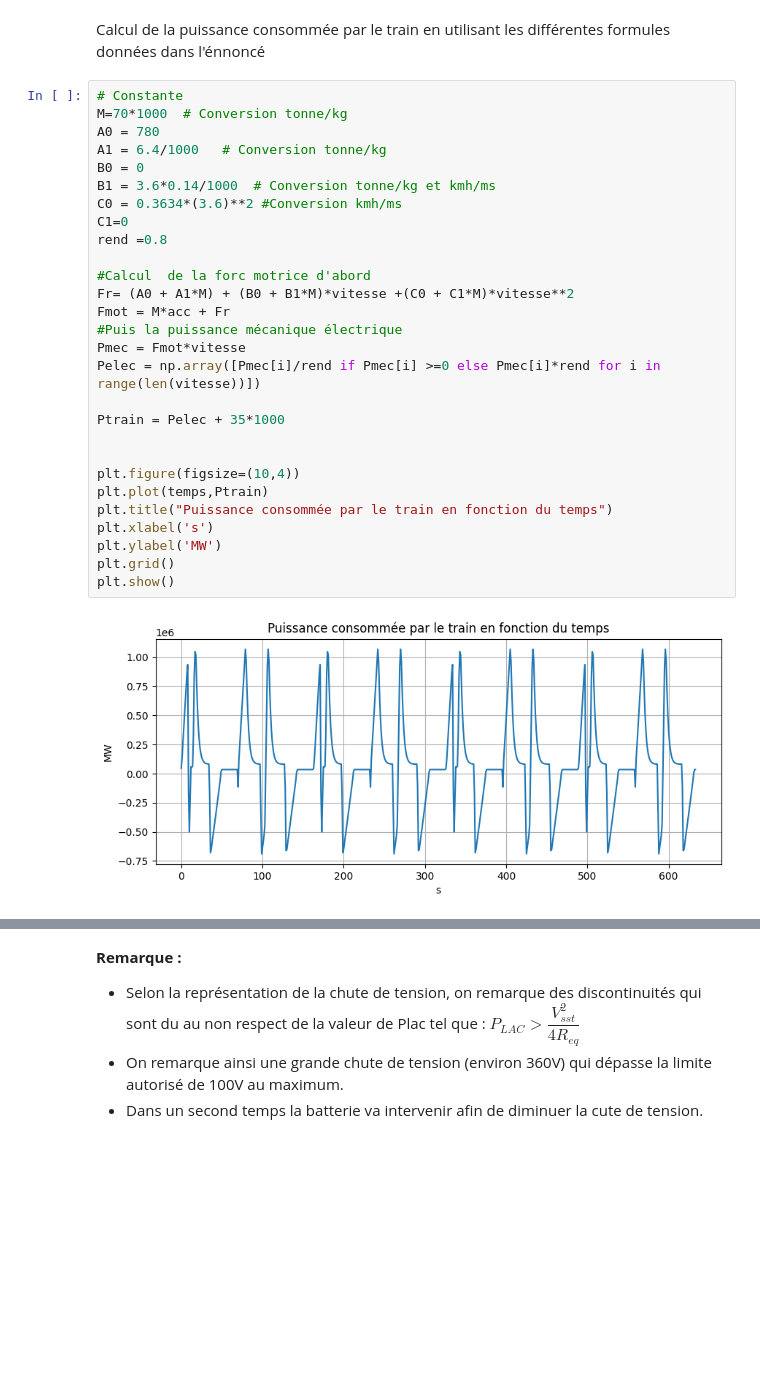
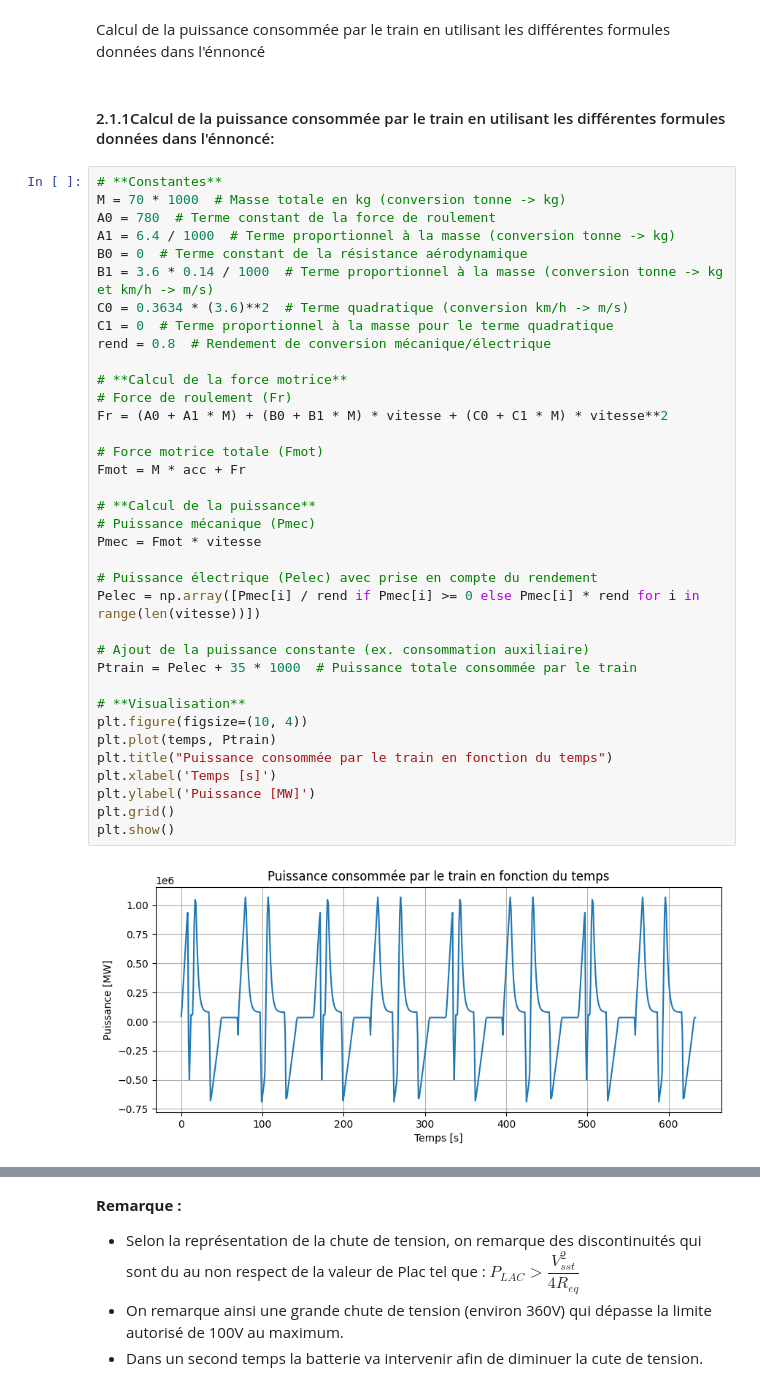
Before and after one commit to khodjawalid/Optimisation_Syst_de_Stockage_electrique_pour_Tramway_Python, a Jupyter notebook: Notebook.ipynb, the cells around one changed output, grey strips where cells are left out. Saved outputs shown, nothing was run; the diff lists cells and outputs as text; blank space fills up the shorter version.

```diff
--- a/Notebook.ipynb
+++ b/Notebook.ipynb
@@ -91,33 +103,43 @@ plt.grid()
 # %% [markdown]
 Calcul de la puissance consommée par le train en utilisant les différentes formules données dans l'énnoncé
+# %% [markdown]
+#### 2.1.1Calcul de la puissance consommée par le train en utilisant les différentes formules données dans l'énnoncé:
 # %%
-# Constante
-M=70*1000  # Conversion tonne/kg
-A0 = 780
-A1 = 6.4/1000   # Conversion tonne/kg
-B0 = 0
-B1 = 3.6*0.14/1000  # Conversion tonne/kg et kmh/ms
-C0 = 0.3634*(3.6)**2 #Conversion kmh/ms
-C1=0
-rend =0.8
+# **Constantes**
+M = 70 * 1000  # Masse totale en kg (conversion tonne -> kg)
+A0 = 780  # Terme constant de la force de roulement
+A1 = 6.4 / 1000  # Terme proportionnel à la masse (conversion tonne -> kg)
+B0 = 0  # Terme constant de la résistance aérodynamique
+B1 = 3.6 * 0.14 / 1000  # Terme proportionnel à la masse (conversion tonne -> kg et km/h -> m/s)
+C0 = 0.3634 * (3.6)**2  # Terme quadratique (conversion km/h -> m/s)
+C1 = 0  # Terme proportionnel à la masse pour le terme quadratique
+rend = 0.8  # Rendement de conversion mécanique/électrique
 
-#Calcul  de la forc motrice d'abord
-Fr= (A0 + A1*M) + (B0 + B1*M)*vitesse +(C0 + C1*M)*vitesse**2
-Fmot = M*acc + Fr
-#Puis la puissance mécanique électrique
-Pmec = Fmot*vitesse
-Pelec = np.array([Pmec[i]/rend if Pmec[i] >=0 else Pmec[i]*rend for i in range(len(vitesse))])
+# **Calcul de la force motrice**
+# Force de roulement (Fr)
+Fr = (A0 + A1 * M) + (B0 + B1 * M) * vitesse + (C0 + C1 * M) * vitesse**2
 
-Ptrain = Pelec + 35*1000
+# Force motrice totale (Fmot)
+Fmot = M * acc + Fr
 
+# **Calcul de la puissance**
+# Puissance mécanique (Pmec)
+Pmec = Fmot * vitesse
 
-plt.figure(figsize=(10,4))
-plt.plot(temps,Ptrain)
+# Puissance électrique (Pelec) avec prise en compte du rendement
+Pelec = np.array([Pmec[i] / rend if Pmec[i] >= 0 else Pmec[i] * rend for i in range(len(vitesse))])
+
+# Ajout de la puissance constante (ex. consommation auxiliaire)
+Ptrain = Pelec + 35 * 1000  # Puissance totale consommée par le train
+
+# **Visualisation**
+plt.figure(figsize=(10, 4))
+plt.plot(temps, Ptrain)
 plt.title("Puissance consommée par le train en fonction du temps")
-plt.xlabel('s')
-plt.ylabel('MW')
+plt.xlabel('Temps [s]')
+plt.ylabel('Puissance [MW]')
 plt.grid()
 plt.show()
 # %% [output]
-[figure, old version]
+[figure, new version]
 # %% [markdown]
```
Also changed, not shown: parts of 20 cells of this notebook, 1 other file.
